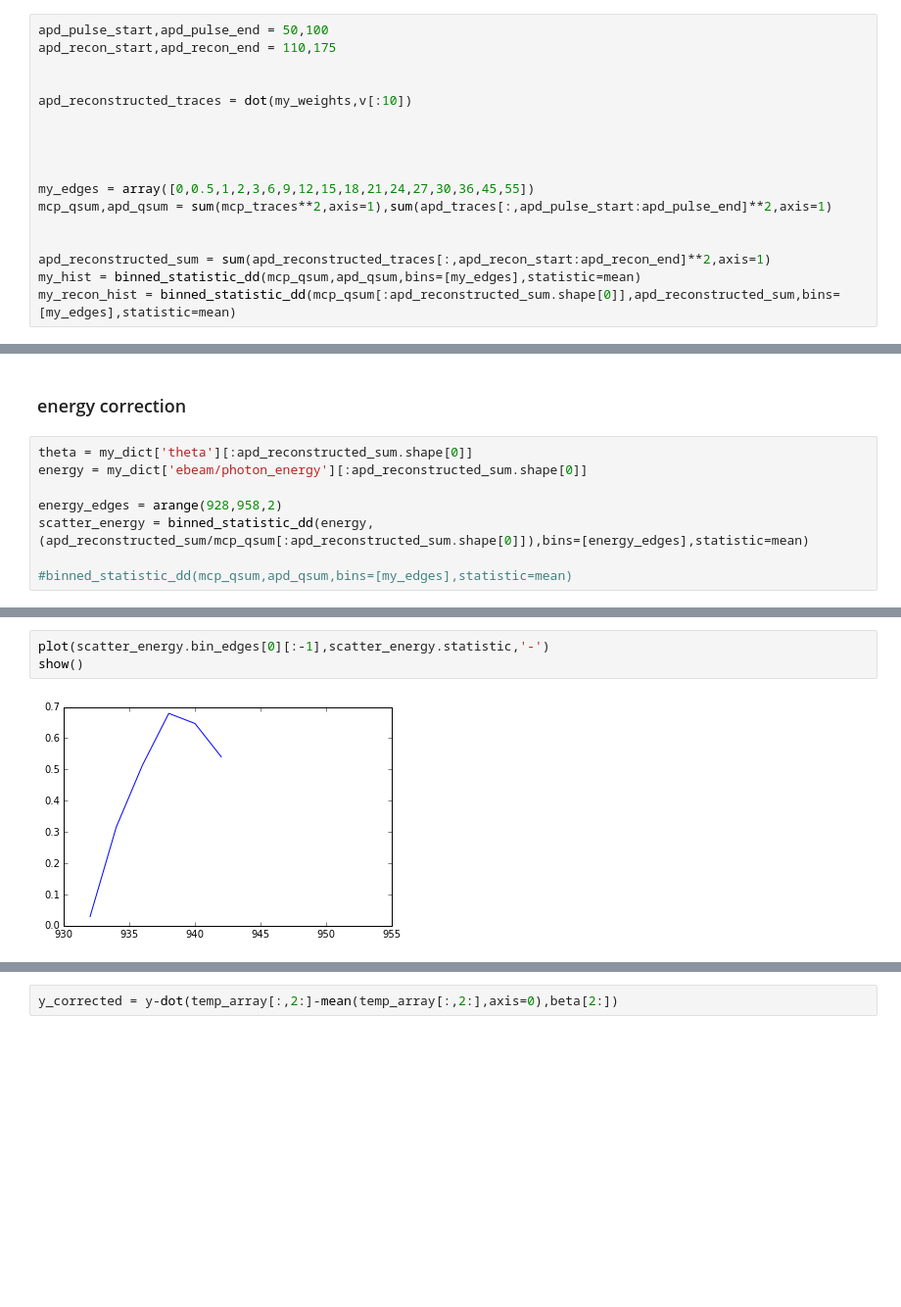
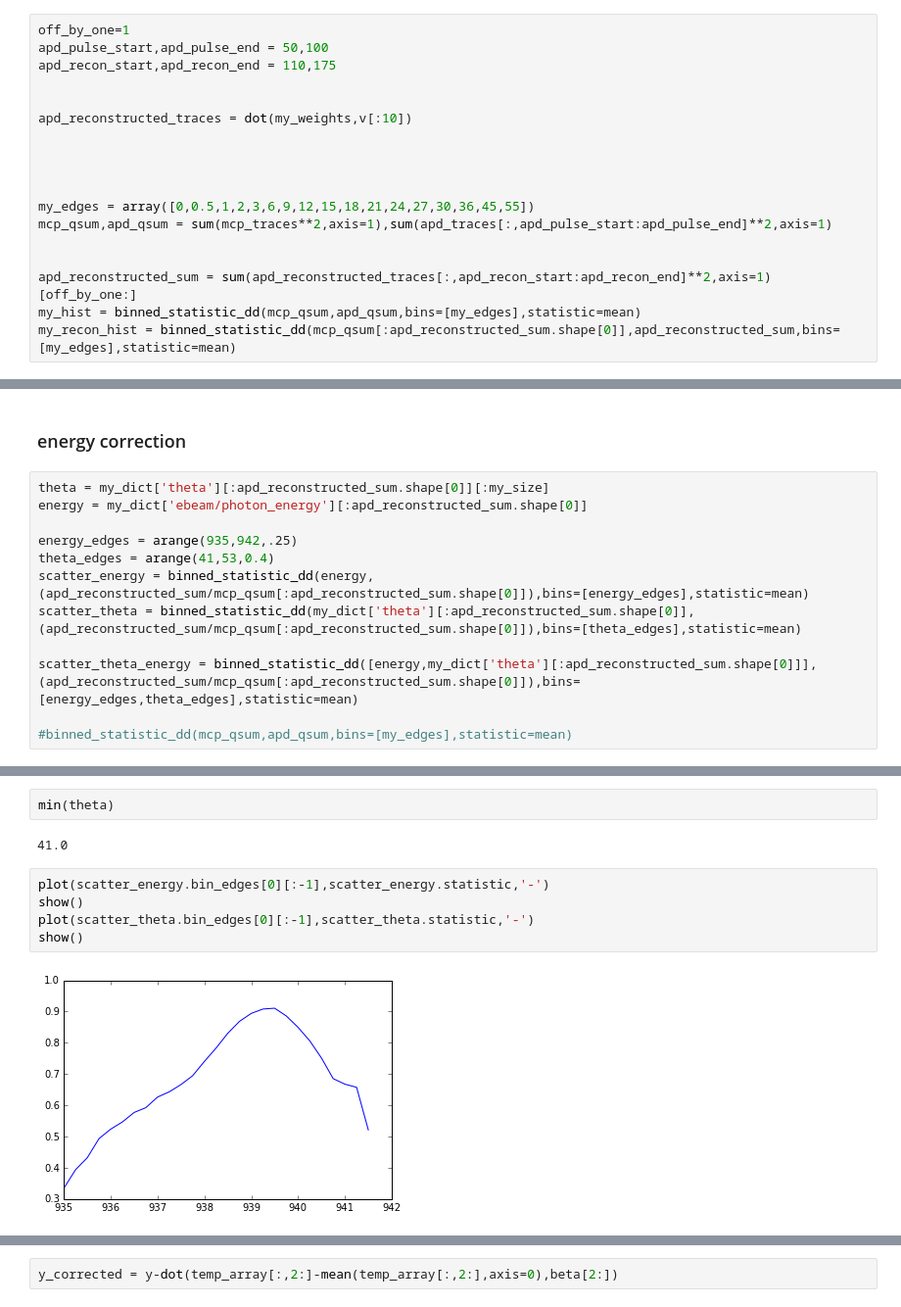
Before and after one commit to sioan/sxd_analysis_methods, a Jupyter notebook: waveform_analysis/saturated_reconstruction.ipynb, the cells around one changed output, grey strips where cells are left out. Shown at 98% size. Cells and saved outputs as stored; diff of their text form; blank space fills up the shorter version.

```diff
--- a/waveform_analysis/saturated_reconstruction.ipynb
+++ b/waveform_analysis/saturated_reconstruction.ipynb
@@ -286,4 +283,5 @@ apd_reconstructed_sum.shape
 # %%
+off_by_one=1
 apd_pulse_start,apd_pulse_end = 50,100
 apd_recon_start,apd_recon_end = 110,175
 
@@ -297,7 +295,7 @@ my_edges = array([0,0.5,1,2,3,6,9,12,15,18,21,24,27,30,36,45,55])
 mcp_qsum,apd_qsum = sum(mcp_traces**2,axis=1),sum(apd_traces[:,apd_pulse_start:apd_pulse_end]**2,axis=1)
 
 
-apd_reconstructed_sum = sum(apd_reconstructed_traces[:,apd_recon_start:apd_recon_end]**2,axis=1)
+apd_reconstructed_sum = sum(apd_reconstructed_traces[:,apd_recon_start:apd_recon_end]**2,axis=1)[off_by_one:]
 my_hist = binned_statistic_dd(mcp_qsum,apd_qsum,bins=[my_edges],statistic=mean)
 my_recon_hist = binned_statistic_dd(mcp_qsum[:apd_reconstructed_sum.shape[0]],apd_reconstructed_sum,bins=[my_edges],statistic=mean)
 # %%
@@ -321,10 +321,14 @@ show()
 # %% [markdown]
 ### energy correction
 # %%
-theta = my_dict['theta'][:apd_reconstructed_sum.shape[0]]
+theta = my_dict['theta'][:apd_reconstructed_sum.shape[0]][:my_size]
 energy = my_dict['ebeam/photon_energy'][:apd_reconstructed_sum.shape[0]]
 
-energy_edges = arange(928,958,2)
+energy_edges = arange(935,942,.25)
+theta_edges = arange(41,53,0.4)
 scatter_energy = binned_statistic_dd(energy,(apd_reconstructed_sum/mcp_qsum[:apd_reconstructed_sum.shape[0]]),bins=[energy_edges],statistic=mean)
+scatter_theta = binned_statistic_dd(my_dict['theta'][:apd_reconstructed_sum.shape[0]],(apd_reconstructed_sum/mcp_qsum[:apd_reconstructed_sum.shape[0]]),bins=[theta_edges],statistic=mean)
+
+scatter_theta_energy = binned_statistic_dd([energy,my_dict['theta'][:apd_reconstructed_sum.shape[0]]],(apd_reconstructed_sum/mcp_qsum[:apd_reconstructed_sum.shape[0]]),bins=[energy_edges,theta_edges],statistic=mean)
 
 #binned_statistic_dd(mcp_qsum,apd_qsum,bins=[my_edges],statistic=mean)
@@ -331,5 +342,11 @@ scatter_energy = binned_statistic_dd(energy,(apd_reconstructed_sum/mcp_qsum[:apd
+# %%
+min(theta)
+# %% [output]
+41.0
 # %%
 plot(scatter_energy.bin_edges[0][:-1],scatter_energy.statistic,'-')
 show()
+plot(scatter_theta.bin_edges[0][:-1],scatter_theta.statistic,'-')
+show()
 # %% [output]
-[figure, old version]
+[figure, new version]
```
Also changed, not shown: parts of 20 cells of this notebook.
